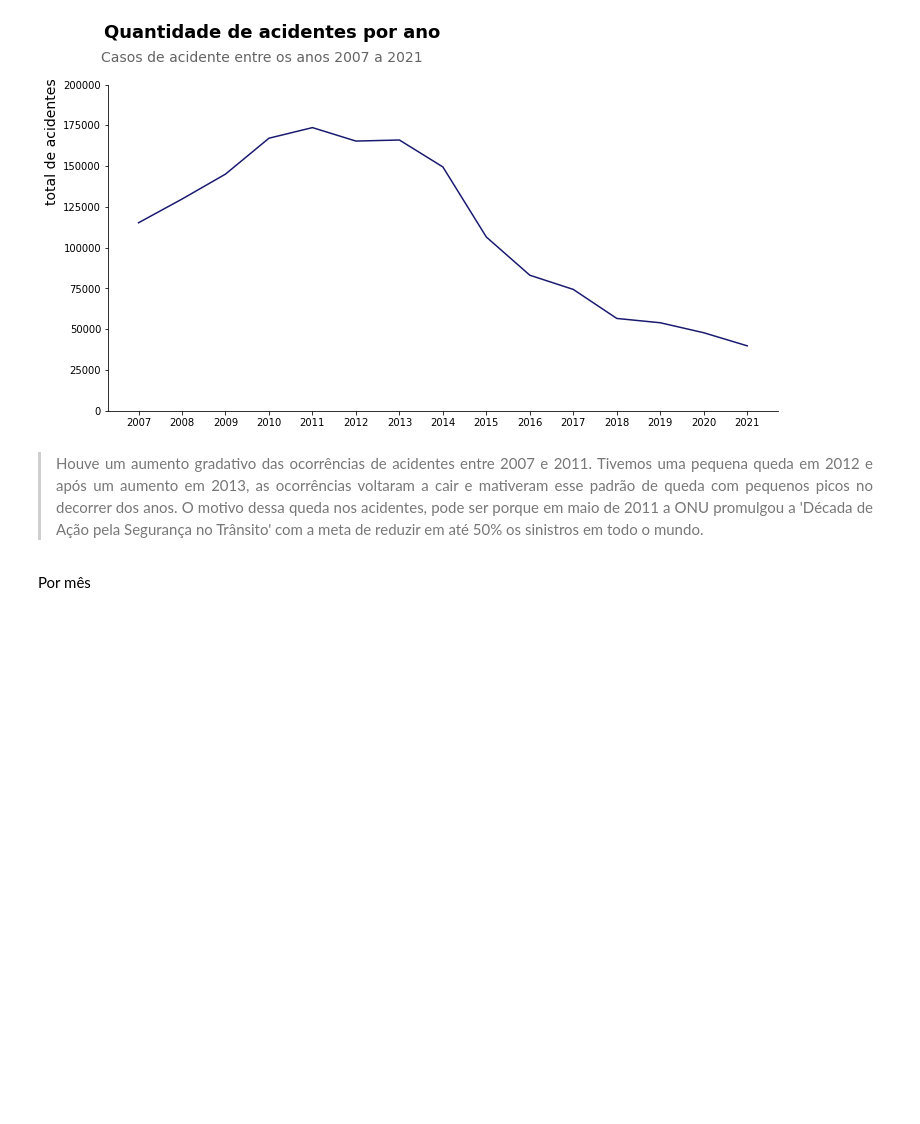
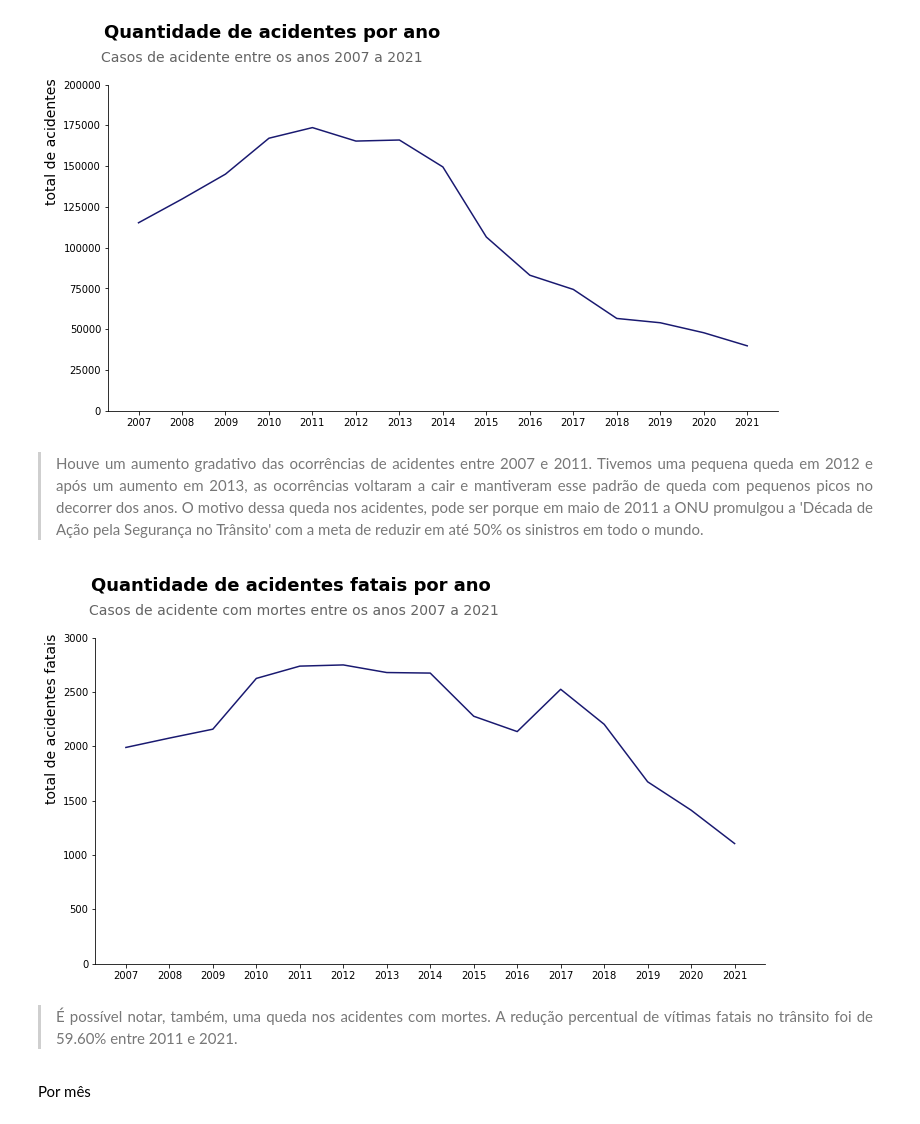
Before and after one commit to LilianeAquino/aed_projeto_1_revisitado, a Jupyter notebook: template_análise_exploratória.ipynb, the cells around one changed output. Drawn from its saved outputs; the diff is of its cells as text; code cells hidden in the pictures; blank space fills up the shorter version.

```diff
--- a/template_análise_exploratória.ipynb
+++ b/template_análise_exploratória.ipynb
@@ -241,7 +242,28 @@ plt.show()
 # %% [output]
 [figure]
 # %% [markdown]
-> <p style='text-align: justify;'><font size=2.85>Houve um aumento gradativo das ocorrências de acidentes entre 2007 e 2011. Tivemos uma pequena queda em 2012 e após um aumento em 2013, as ocorrências voltaram a cair e mativeram esse padrão de queda com pequenos picos no decorrer dos anos. O motivo dessa queda nos acidentes, pode ser porque em maio de 2011 a ONU promulgou a 'Década de Ação pela Segurança no Trânsito' com a meta de reduzir em até 50% os sinistros em todo o mundo.</font></p>
+> <p style='text-align: justify;'><font size=2.85>Houve um aumento gradativo das ocorrências de acidentes entre 2007 e 2011. Tivemos uma pequena queda em 2012 e após um aumento em 2013, as ocorrências voltaram a cair e mantiveram esse padrão de queda com pequenos picos no decorrer dos anos. O motivo dessa queda nos acidentes, pode ser porque em maio de 2011 a ONU promulgou a 'Década de Ação pela Segurança no Trânsito' com a meta de reduzir em até 50% os sinistros em todo o mundo.</font></p>
+# %%
+suptitle = 'Quantidade de acidentes fatais por ano'
+title = 'Casos de acidente com mortes entre os anos 2007 a 2021'
+ticks = [2007, 2008, 2009, 2010, 2011, 2012, 2013, 2014, 2015, 2016, 2017, 2018, 2019, 2020, 2021]
+
+mortos = df.query('estado_fisico=="morto"')
+total_acidentes_fatais = mortos.groupby(['ano'])['id'].count()
+
+total_acidentes_fatais.plot.line(figsize=(12, 6), rot=False, color='#191970').spines[['top', 'right']].set_visible(False)
+plt.suptitle(suptitle, fontsize=18, y=1.02, horizontalalignment='left', x=0.12, color='black', weight='bold')
+plt.title(title, fontsize=14, color='#646464', y=1.05, loc='left', x=-0.01)
+plt.ylabel('total de acidentes fatais', fontsize=14, horizontalalignment='left', y=0.49)
+plt.xlabel(None)
+plt.xticks(ticks)
+plt.ylim(0, 3000)
+plt.grid(False)
+plt.show()
+# %% [output]
+[figure, added]
+# %% [markdown]
+> <p style='text-align: justify;'><font size=2.85>É possível notar, também, uma queda nos acidentes com mortes. A redução percentual de vítimas fatais no trânsito foi de 59.60% entre 2011 e 2021.</font></p>
 # %% [markdown]
 Por mês
 # %%
```
Also changed, not shown: parts of 4 cells of this notebook, 3 other files.
